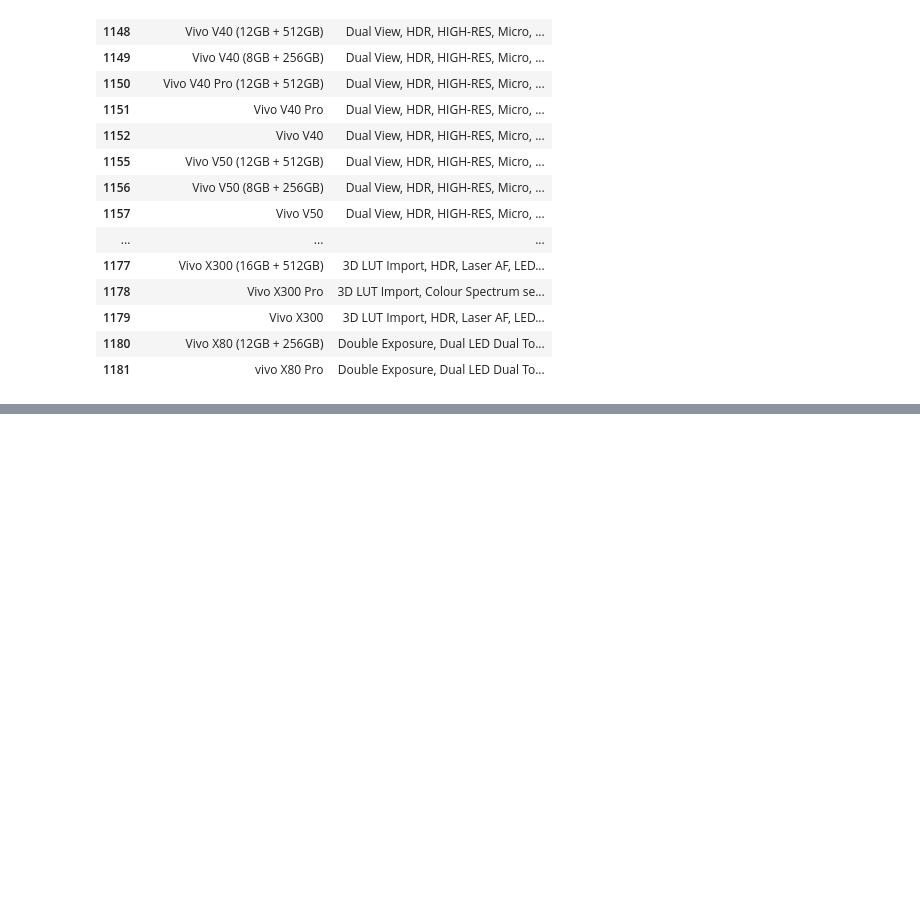
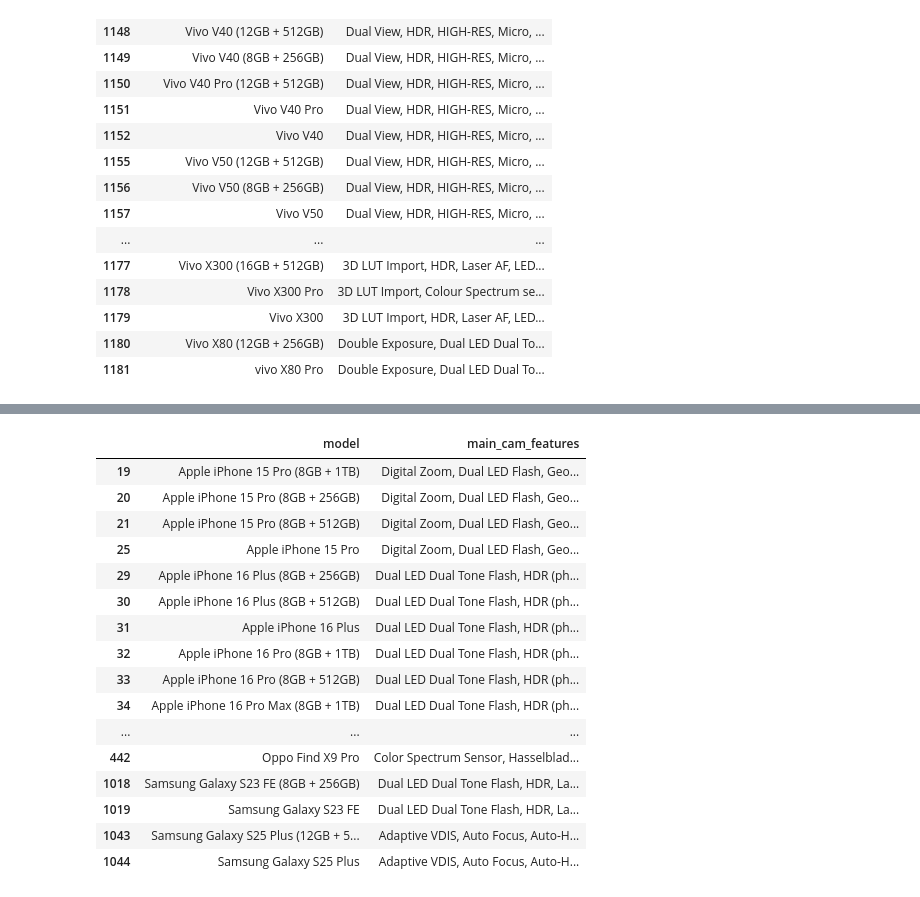
Before and after one commit to rajeshxdatascience/smartphone-recommender-system, a Jupyter notebook: SpecLens_AI_Data_Engineering.ipynb, the cells around one changed output, grey strips where cells are left out. Saved outputs shown, nothing was run; the diff lists cells and outputs as text; code cells hidden in the pictures; blank space fills up the shorter version.

```diff
--- a/SpecLens_AI_Data_Engineering.ipynb
+++ b/SpecLens_AI_Data_Engineering.ipynb
@@ -3714,0 +3735,20 @@ df[df['has_zeiss_optics'] == 1][['model','main_cam_features']].head(30)
+# %%
+df[df['has_laser_af'] == 1][['model','main_cam_features']].head(30)
+# %% [output]
+|  | model | main_cam_features |
+| 19 | Apple iPhone 15 Pro (8GB + 1TB) | Digital Zoom, Dual LED Flash, Geo... |
+| 20 | Apple iPhone 15 Pro (8GB + 256GB) | Digital Zoom, Dual LED Flash, Geo... |
+| 21 | Apple iPhone 15 Pro (8GB + 512GB) | Digital Zoom, Dual LED Flash, Geo... |
+| 25 | Apple iPhone 15 Pro | Digital Zoom, Dual LED Flash, Geo... |
+| 29 | Apple iPhone 16 Plus (8GB + 256GB) | Dual LED Dual Tone Flash, HDR (ph... |
+| 30 | Apple iPhone 16 Plus (8GB + 512GB) | Dual LED Dual Tone Flash, HDR (ph... |
+| 31 | Apple iPhone 16 Plus | Dual LED Dual Tone Flash, HDR (ph... |
+| 32 | Apple iPhone 16 Pro (8GB + 1TB) | Dual LED Dual Tone Flash, HDR (ph... |
+| 33 | Apple iPhone 16 Pro (8GB + 512GB) | Dual LED Dual Tone Flash, HDR (ph... |
+| 34 | Apple iPhone 16 Pro Max (8GB + 1TB) | Dual LED Dual Tone Flash, HDR (ph... |
+| ... | ... | ... |
+| 442 | Oppo Find X9 Pro | Color Spectrum Sensor, Hasselblad... |
+| 1018 | Samsung Galaxy S23 FE (8GB + 256GB) | Dual LED Dual Tone Flash, HDR, La... |
+| 1019 | Samsung Galaxy S23 FE | Dual LED Dual Tone Flash, HDR, La... |
+| 1043 | Samsung Galaxy S25 Plus (12GB + 5... | Adaptive VDIS, Auto Focus, Auto-H... |
+| 1044 | Samsung Galaxy S25 Plus | Adaptive VDIS, Auto Focus, Auto-H... |
```
Also changed, not shown: parts of 9 cells of this notebook.
